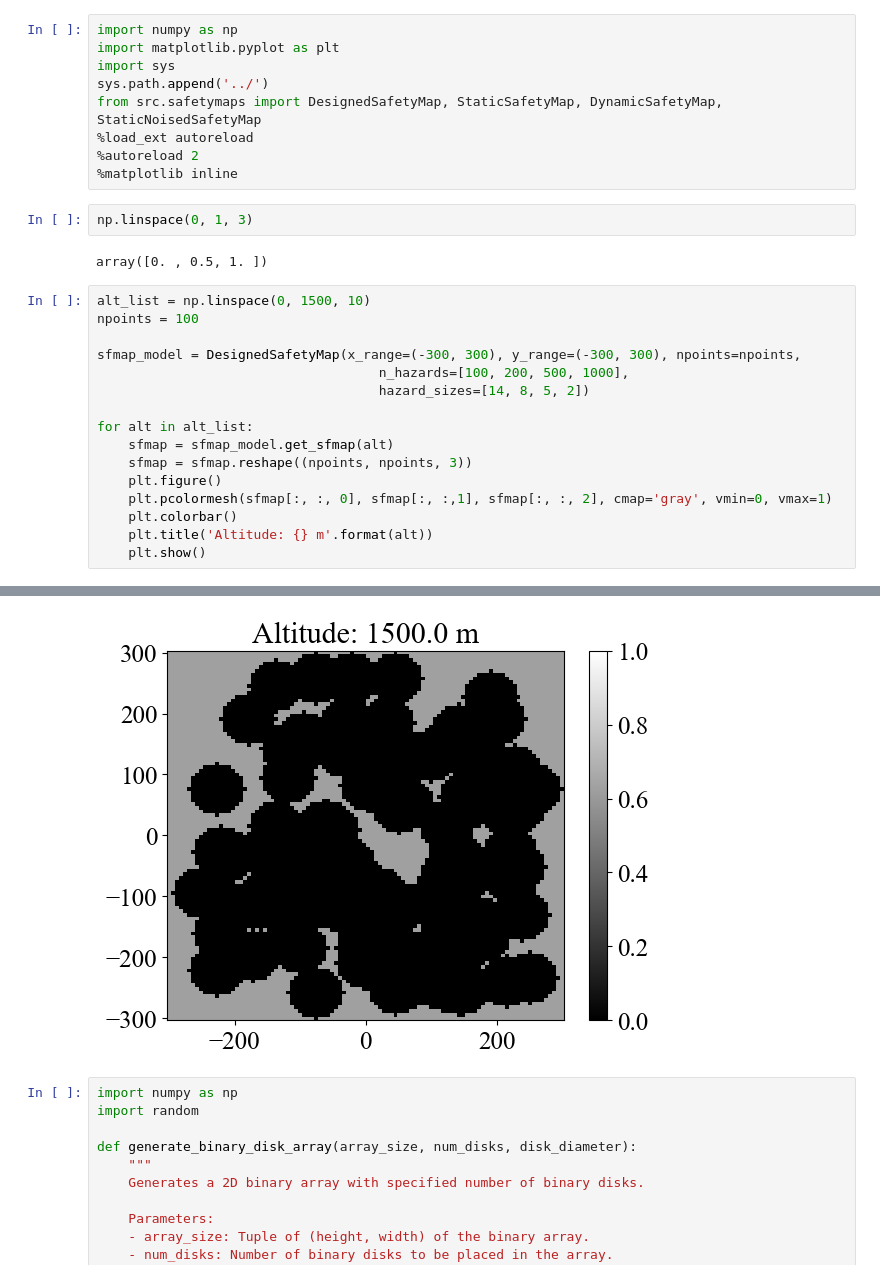
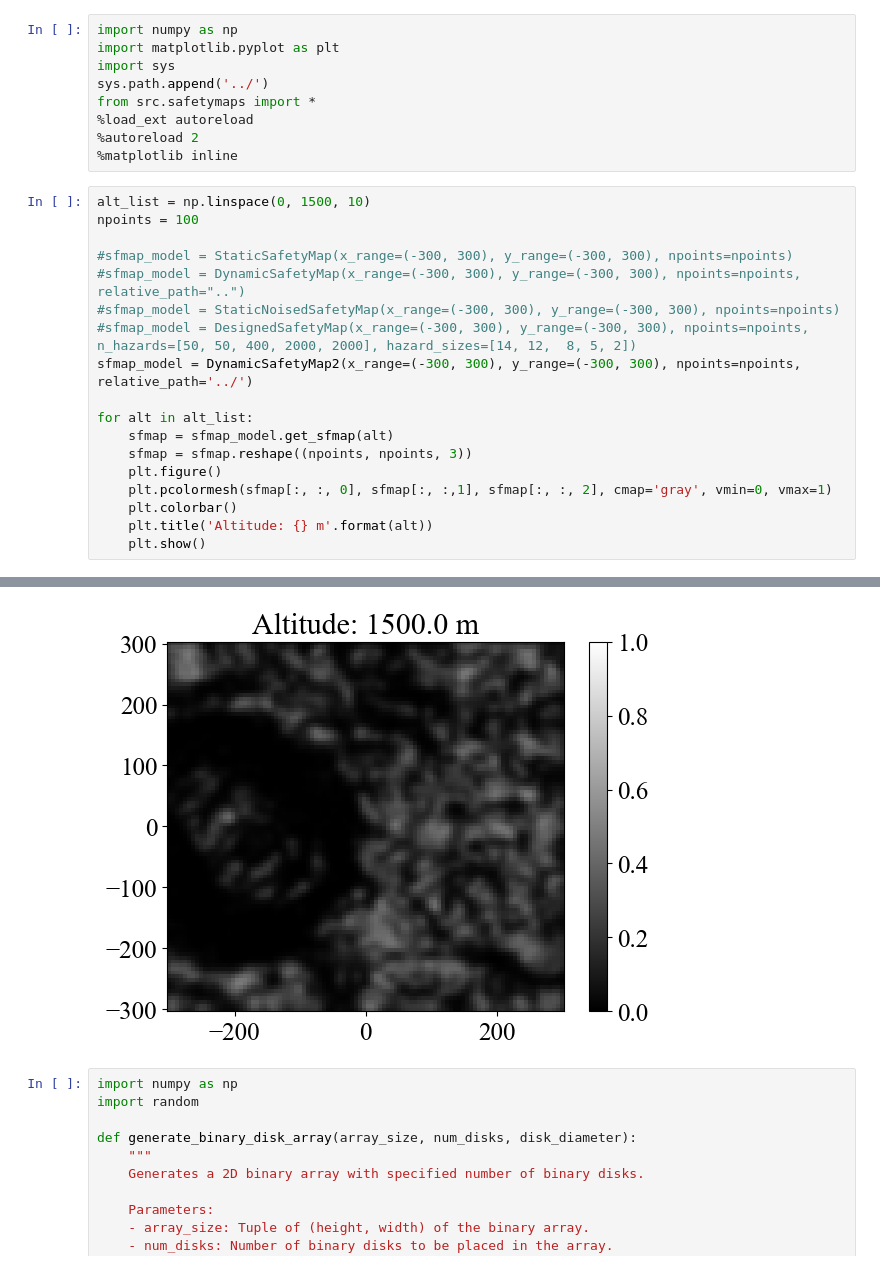
Before and after one commit to kentotomita/learning-hda-reachability, a Jupyter notebook: dev/design_sfmap.ipynb, the cells around one changed output, grey strips where cells are left out. Saved outputs shown, nothing was run; the diff lists cells and outputs as text.

```diff
--- a/dev/design_sfmap.ipynb
+++ b/dev/design_sfmap.ipynb
@@ -3,21 +3,19 @@ import numpy as np
 import matplotlib.pyplot as plt
 import sys
 sys.path.append('../')
-from src.safetymaps import DesignedSafetyMap, StaticSafetyMap, DynamicSafetyMap, StaticNoisedSafetyMap
+from src.safetymaps import *
 %load_ext autoreload
 %autoreload 2
 %matplotlib inline
-# %%
-np.linspace(0, 1, 3)
-# %% [output]
-array([0. , 0.5, 1. ])
 # %%
 alt_list = np.linspace(0, 1500, 10)
 npoints = 100
 
-sfmap_model = DesignedSafetyMap(x_range=(-300, 300), y_range=(-300, 300), npoints=npoints,
-                                    n_hazards=[100, 200, 500, 1000],
-                                    hazard_sizes=[14, 8, 5, 2])
+#sfmap_model = StaticSafetyMap(x_range=(-300, 300), y_range=(-300, 300), npoints=npoints)
+#sfmap_model = DynamicSafetyMap(x_range=(-300, 300), y_range=(-300, 300), npoints=npoints, relative_path="..")
+#sfmap_model = StaticNoisedSafetyMap(x_range=(-300, 300), y_range=(-300, 300), npoints=npoints)
+#sfmap_model = DesignedSafetyMap(x_range=(-300, 300), y_range=(-300, 300), npoints=npoints, n_hazards=[50, 50, 400, 2000, 2000], hazard_sizes=[14, 12,  8, 5, 2])
+sfmap_model = DynamicSafetyMap2(x_range=(-300, 300), y_range=(-300, 300), npoints=npoints, relative_path='../')
 
 for alt in alt_list:
     sfmap = sfmap_model.get_sfmap(alt)
@@ -40,4 +38,4 @@ for alt in alt_list:
-[figure, old version]
+[figure, new version]
 # %%
 import numpy as np
 import random
```
Also changed, not shown: parts of 1 cell of this notebook, 5 other files.
